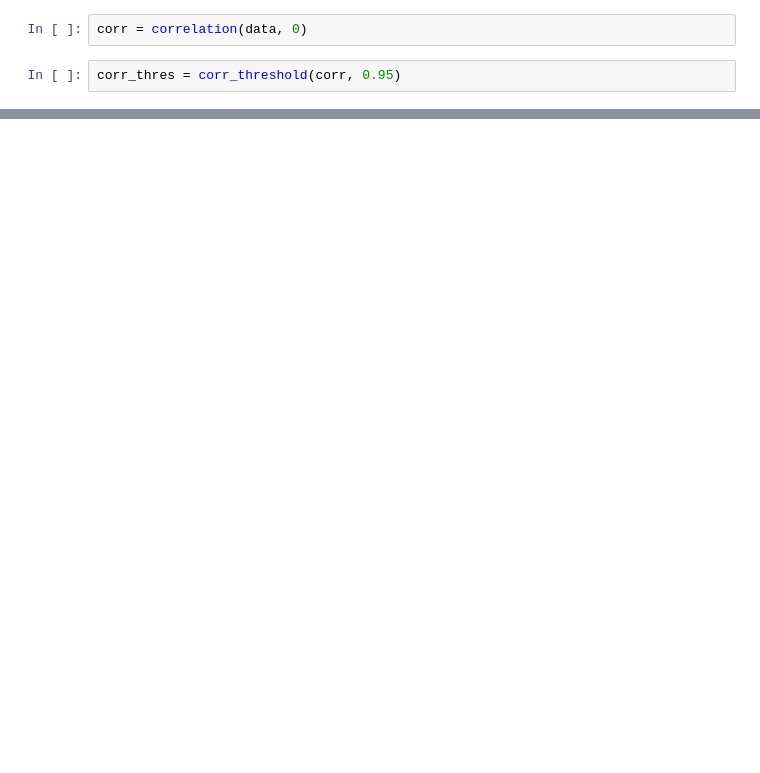
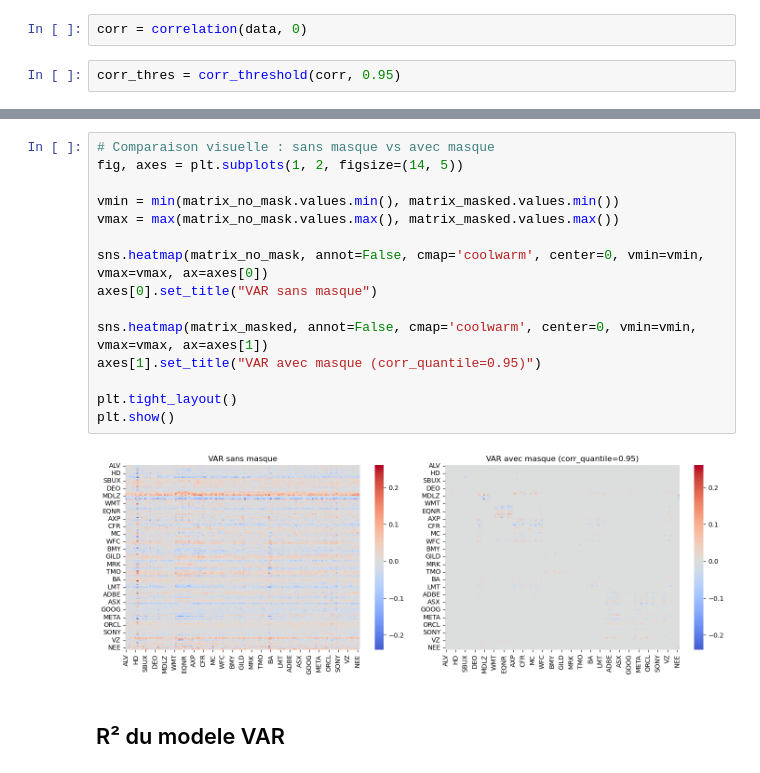
Before and after one commit to theodore34/contagion, a Jupyter notebook: notebook.ipynb, the cells around one changed output, grey strips where cells are left out. Saved outputs shown, nothing was run; the diff lists cells and outputs as text; blank space fills up the shorter version.

```diff
--- a/notebook.ipynb
+++ b/notebook.ipynb
@@ -31,0 +46,19 @@ def VAR
+# %%
+# Comparaison visuelle : sans masque vs avec masque
+fig, axes = plt.subplots(1, 2, figsize=(14, 5))
+
+vmin = min(matrix_no_mask.values.min(), matrix_masked.values.min())
+vmax = max(matrix_no_mask.values.max(), matrix_masked.values.max())
+
+sns.heatmap(matrix_no_mask, annot=False, cmap='coolwarm', center=0, vmin=vmin, vmax=vmax, ax=axes[0])
+axes[0].set_title("VAR sans masque")
+
+sns.heatmap(matrix_masked, annot=False, cmap='coolwarm', center=0, vmin=vmin, vmax=vmax, ax=axes[1])
+axes[1].set_title("VAR avec masque (corr_quantile=0.95)")
+
+plt.tight_layout()
+plt.show()
+# %% [output]
+[figure, added]
+# %% [markdown]
+## R² du modele VAR
```
Also changed, not shown: parts of 14 cells of this notebook, 4 other files.
